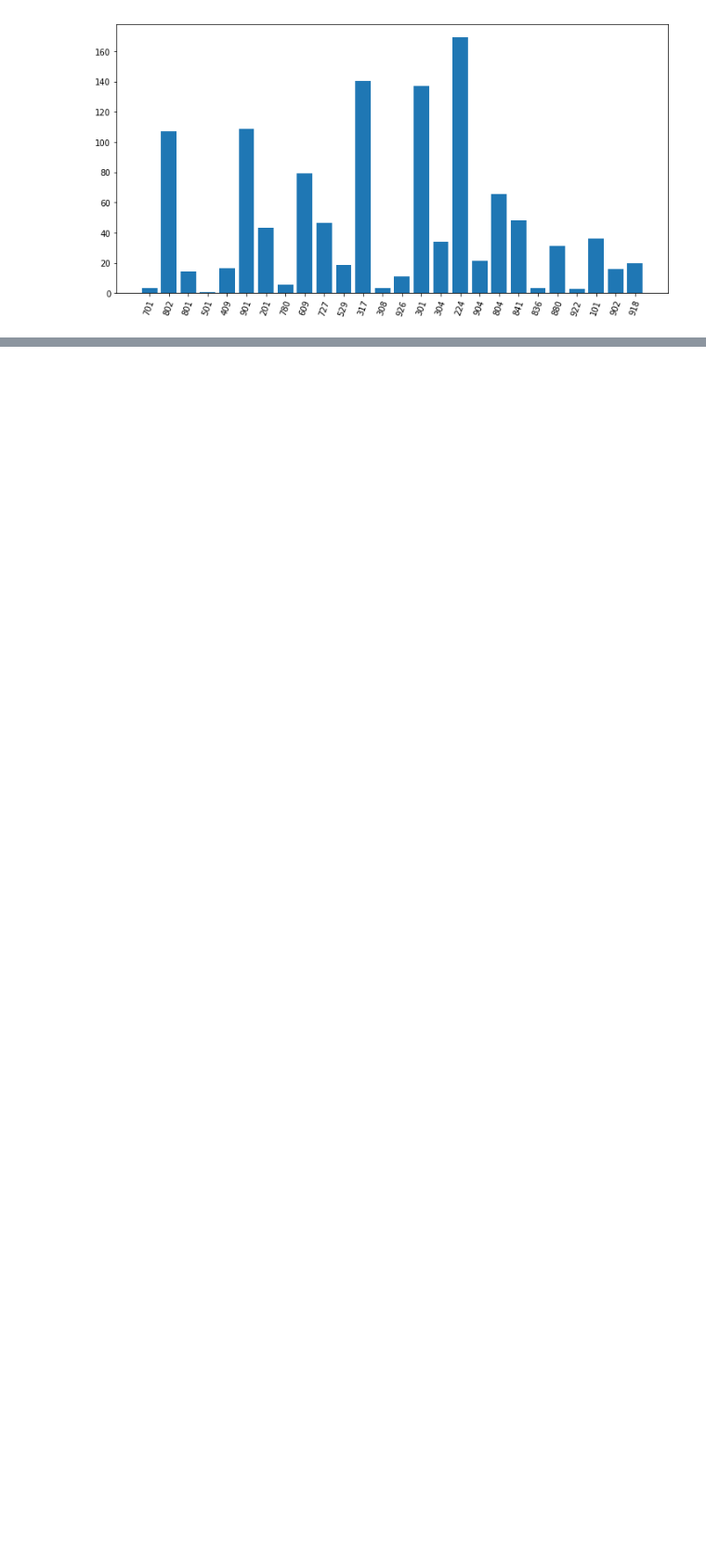
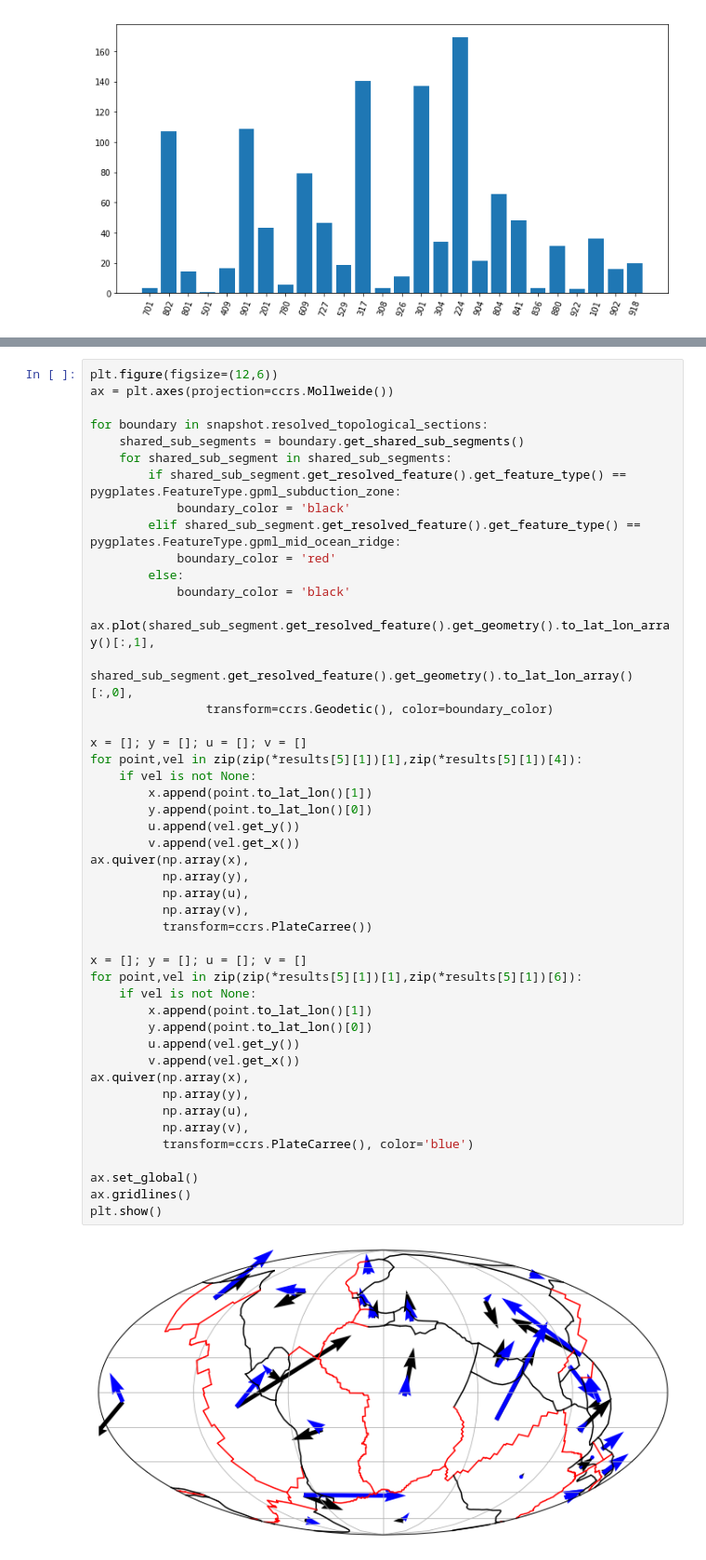
Before and after one commit to siwill22/PlateDriver, a Jupyter notebook: plate_driver_example.ipynb, the cells around one changed output, grey strips where cells are left out. Shown at 93% size. Saved outputs shown, nothing was run; the diff lists cells and outputs as text; blank space fills up the shorter version.

```diff
--- a/plate_driver_example.ipynb
+++ b/plate_driver_example.ipynb
@@ -128,0 +141,48 @@ plt.show()
+# %%
+plt.figure(figsize=(12,6))
+ax = plt.axes(projection=ccrs.Mollweide())
+
+for boundary in snapshot.resolved_topological_sections:
+    shared_sub_segments = boundary.get_shared_sub_segments()
+    for shared_sub_segment in shared_sub_segments:
+        if shared_sub_segment.get_resolved_feature().get_feature_type() == pygplates.FeatureType.gpml_subduction_zone:
+            boundary_color = 'black'
+        elif shared_sub_segment.get_resolved_feature().get_feature_type() == pygplates.FeatureType.gpml_mid_ocean_ridge:
+            boundary_color = 'red'
+        else:
+            boundary_color = 'black'
+        ax.plot(shared_sub_segment.get_resolved_feature().get_geometry().to_lat_lon_array()[:,1],
+                shared_sub_segment.get_resolved_feature().get_geometry().to_lat_lon_array()[:,0],
+                transform=ccrs.Geodetic(), color=boundary_color)
+
+x = []; y = []; u = []; v = []
+for point,vel in zip(zip(*results[5][1])[1],zip(*results[5][1])[4]):
+    if vel is not None:
+        x.append(point.to_lat_lon()[1])
+        y.append(point.to_lat_lon()[0])
+        u.append(vel.get_y())
+        v.append(vel.get_x())
+ax.quiver(np.array(x),
+          np.array(y),
+          np.array(u),
+          np.array(v),
+          transform=ccrs.PlateCarree())
+
+x = []; y = []; u = []; v = []
+for point,vel in zip(zip(*results[5][1])[1],zip(*results[5][1])[6]):
+    if vel is not None:
+        x.append(point.to_lat_lon()[1])
+        y.append(point.to_lat_lon()[0])
+        u.append(vel.get_y())
+        v.append(vel.get_x())
+ax.quiver(np.array(x),
+          np.array(y),
+          np.array(u),
+          np.array(v),
+          transform=ccrs.PlateCarree(), color='blue')
+
+ax.set_global()
+ax.gridlines()
+plt.show()
+# %% [output]
+[figure, added]
```
Also changed, not shown: parts of 3 cells of this notebook.
